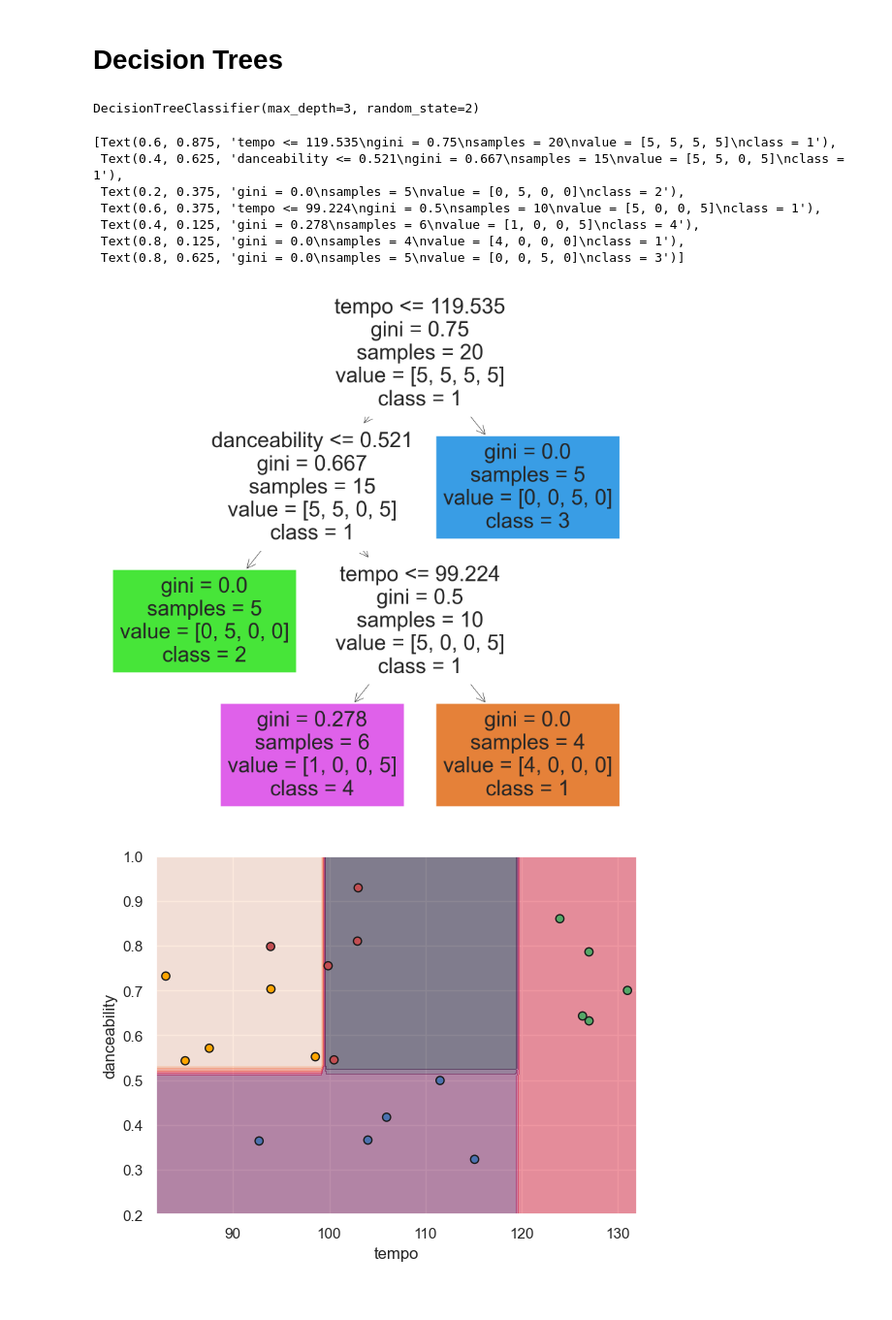
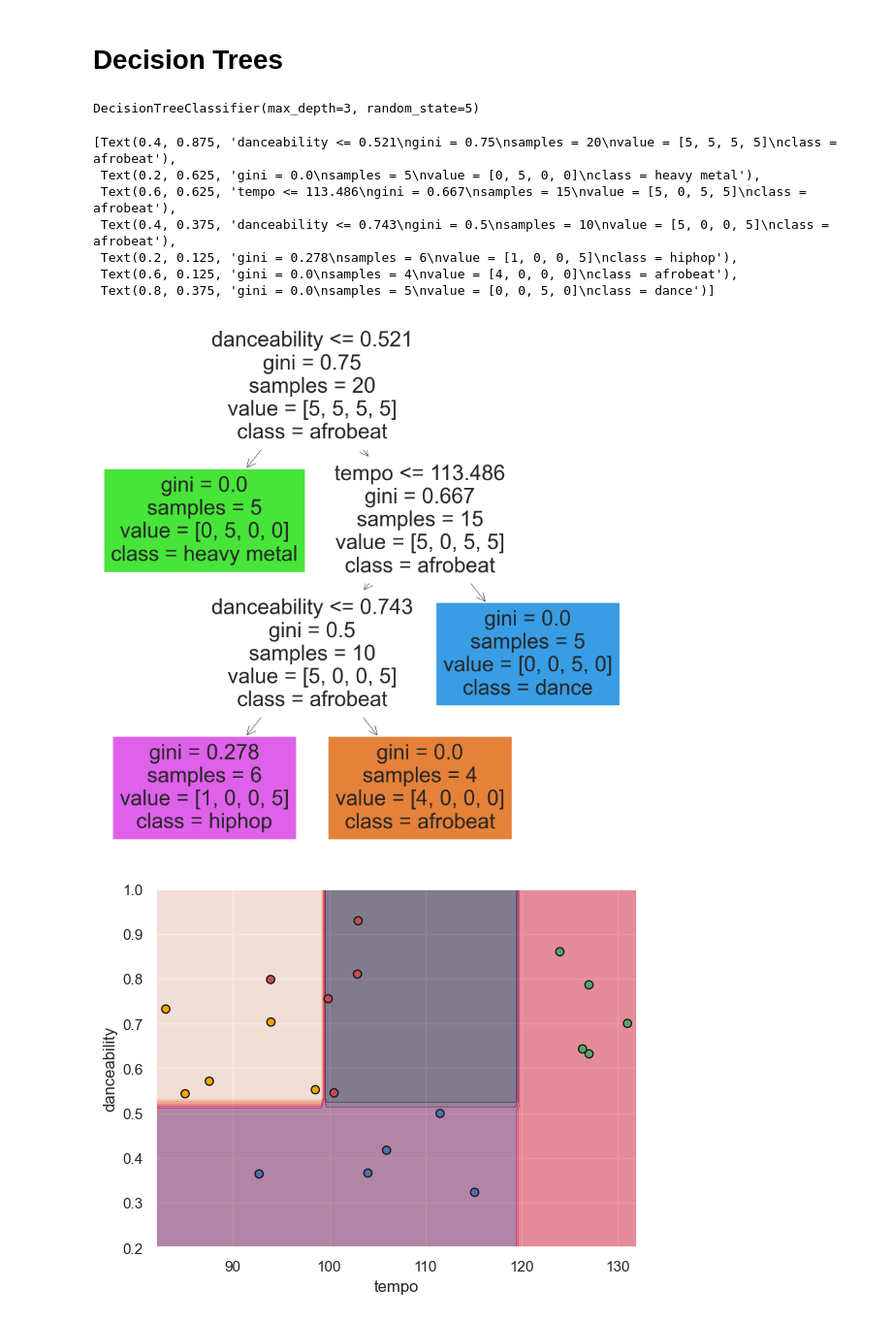
Before and after one commit to dhunstack/asmc-spotify-analysis, a Jupyter notebook: Present-Spotify-K-Means-Decision-Trees.ipynb, the cells around one changed output. Shown at 97% size. Saved outputs shown, nothing was run; the diff lists cells and outputs as text; code cells hidden in the pictures.

```diff
--- a/Spotify-K-Means-Decision-Trees.ipynb
+++ b/Present-Spotify-K-Means-Decision-Trees.ipynb
@@ -89,3 +20,6 @@ def get_features_for_playlist(df, username, uri):
 # %%
 # Set DF column names
 df = pd.DataFrame(columns=['name', 'artist', 'track_URI', 'acousticness', 'danceability', 'energy', 'instrumentalness', 'liveness', 'loudness', 'speechiness', 'tempo', 'valence', 'playlist'])
+df = pd.read_pickle("satyatolga.pkl")
+# Display dataframe
+df
@@ -94,5 +43,0 @@ df = pd.DataFrame(columns=['name', 'artist', 'track_URI', 'acousticness', 'dance
-# %%
-df = get_features_for_playlist(df, username, 'spotify:playlist:3uFoFOG2iR7r3DubKjeqVK')
-
-# Display dataframe
-df
@@ -400,22 +423,22 @@ PCA2D_KMeans(df_X, train_cat_sub, "Handpicked Features")
 from sklearn import tree
 from sklearn.tree import DecisionTreeClassifier
 # %%
-tree_clf = DecisionTreeClassifier(max_depth=3, random_state=2)
+tree_clf = DecisionTreeClassifier(max_depth=3, random_state=5)
 tree_clf.fit(df_X_train, categories)
 # %% [output]
-DecisionTreeClassifier(max_depth=3, random_state=2)
+DecisionTreeClassifier(max_depth=3, random_state=5)
 # %%
 plt.figure(figsize=(20,20))
-tree.plot_tree(tree_clf, filled=True, feature_names=train_categories, class_names=['1', '2', '3', '4'])
+tree.plot_tree(tree_clf, filled=True, feature_names=train_categories, class_names=['afrobeat', 'heavy metal', 'dance', 'hiphop'])
 # %% [output]
-[Text(0.6, 0.875, 'tempo <= 119.535\ngini = 0.75\nsamples = 20\nvalue = [5, 5, 5, 5]\nclass = 1'),
- Text(0.4, 0.625, 'danceability <= 0.521\ngini = 0.667\nsamples = 15\nvalue = [5, 5, 0, 5]\nclass = 1'),
- Text(0.2, 0.375, 'gini = 0.0\nsamples = 5\nvalue = [0, 5, 0, 0]\nclass = 2'),
- Text(0.6, 0.375, 'tempo <= 99.224\ngini = 0.5\nsamples = 10\nvalue = [5, 0, 0, 5]\nclass = 1'),
- Text(0.4, 0.125, 'gini = 0.278\nsamples = 6\nvalue = [1, 0, 0, 5]\nclass = 4'),
- Text(0.8, 0.125, 'gini = 0.0\nsamples = 4\nvalue = [4, 0, 0, 0]\nclass = 1'),
- Text(0.8, 0.625, 'gini = 0.0\nsamples = 5\nvalue = [0, 0, 5, 0]\nclass = 3')]
+[Text(0.4, 0.875, 'danceability <= 0.521\ngini = 0.75\nsamples = 20\nvalue = [5, 5, 5, 5]\nclass = afrobeat'),
+ Text(0.2, 0.625, 'gini = 0.0\nsamples = 5\nvalue = [0, 5, 0, 0]\nclass = heavy metal'),
+ Text(0.6, 0.625, 'tempo <= 113.486\ngini = 0.667\nsamples = 15\nvalue = [5, 0, 5, 5]\nclass = afrobeat'),
+ Text(0.4, 0.375, 'danceability <= 0.743\ngini = 0.5\nsamples = 10\nvalue = [5, 0, 0, 5]\nclass = afrobeat'),
+ Text(0.2, 0.125, 'gini = 0.278\nsamples = 6\nvalue = [1, 0, 0, 5]\nclass = hiphop'),
+ Text(0.6, 0.125, 'gini = 0.0\nsamples = 4\nvalue = [4, 0, 0, 0]\nclass = afrobeat'),
+ Text(0.8, 0.375, 'gini = 0.0\nsamples = 5\nvalue = [0, 0, 5, 0]\nclass = dance')]
-[figure, old version]
+[figure, new version]
 # %%
 from sklearn.inspection import DecisionBoundaryDisplay
 
```
Also changed, not shown: parts of 17 cells of this notebook, 5 other files.
